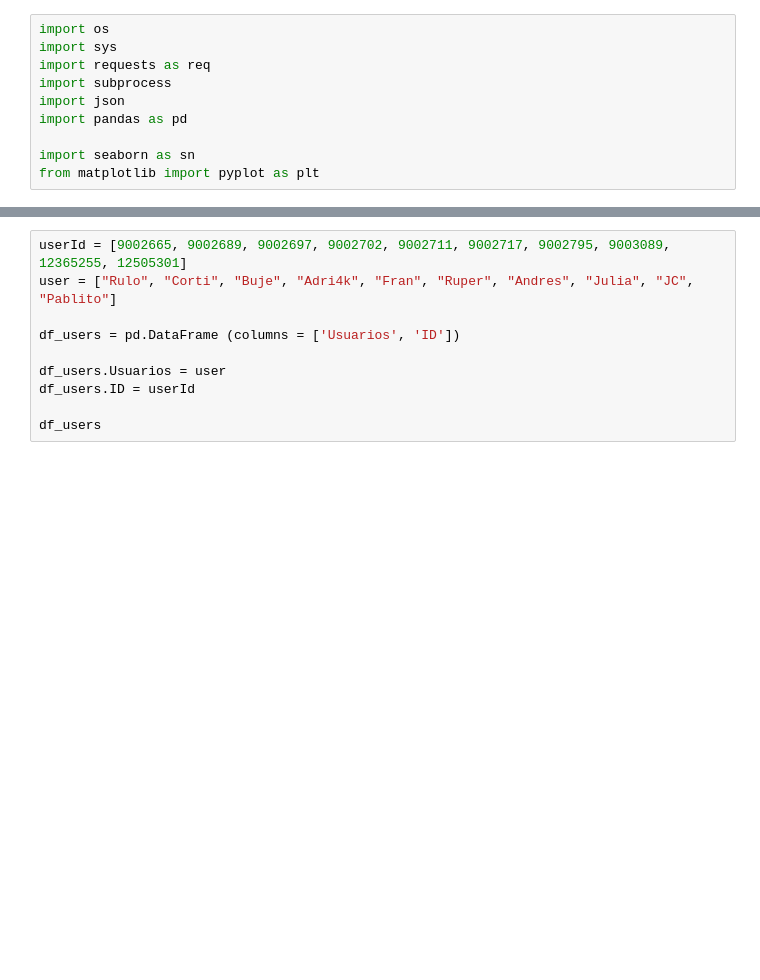
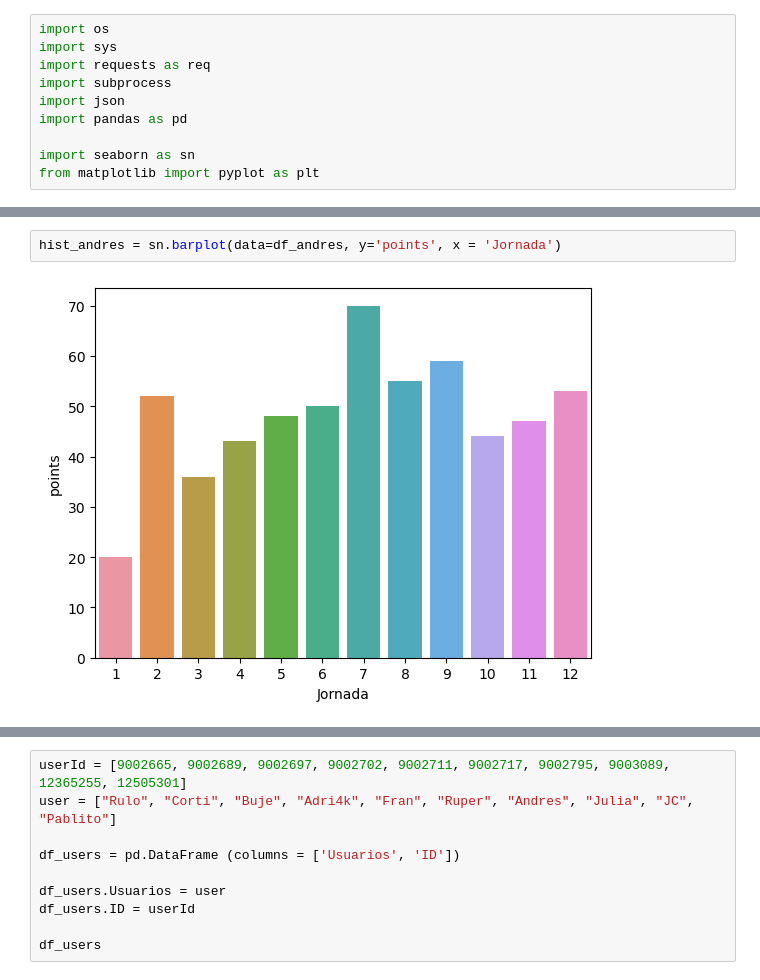
Before and after one commit to Cortijo02/Fantasy, a Jupyter notebook: API/Clasificacion/DataSet_Clasificacion.ipynb, the cells around one changed output, grey strips where cells are left out. Saved outputs shown, nothing was run; the diff lists cells and outputs as text; blank space fills up the shorter version.

```diff
--- a/API/Clasificacion/DataSet_Clasificacion.ipynb
+++ b/API/Clasificacion/DataSet_Clasificacion.ipynb
@@ -317,3 +382,7 @@ plot_andres.invert_yaxis()
+# %%
+hist_andres = sn.barplot(data=df_andres, y='points', x = 'Jornada')
+# %% [output]
+[figure, added]
 # %%
 julia = out['data']['progression']['users']['9003089']
 julia
```
Also changed, not shown: parts of 41 cells of this notebook, 1 other file.
